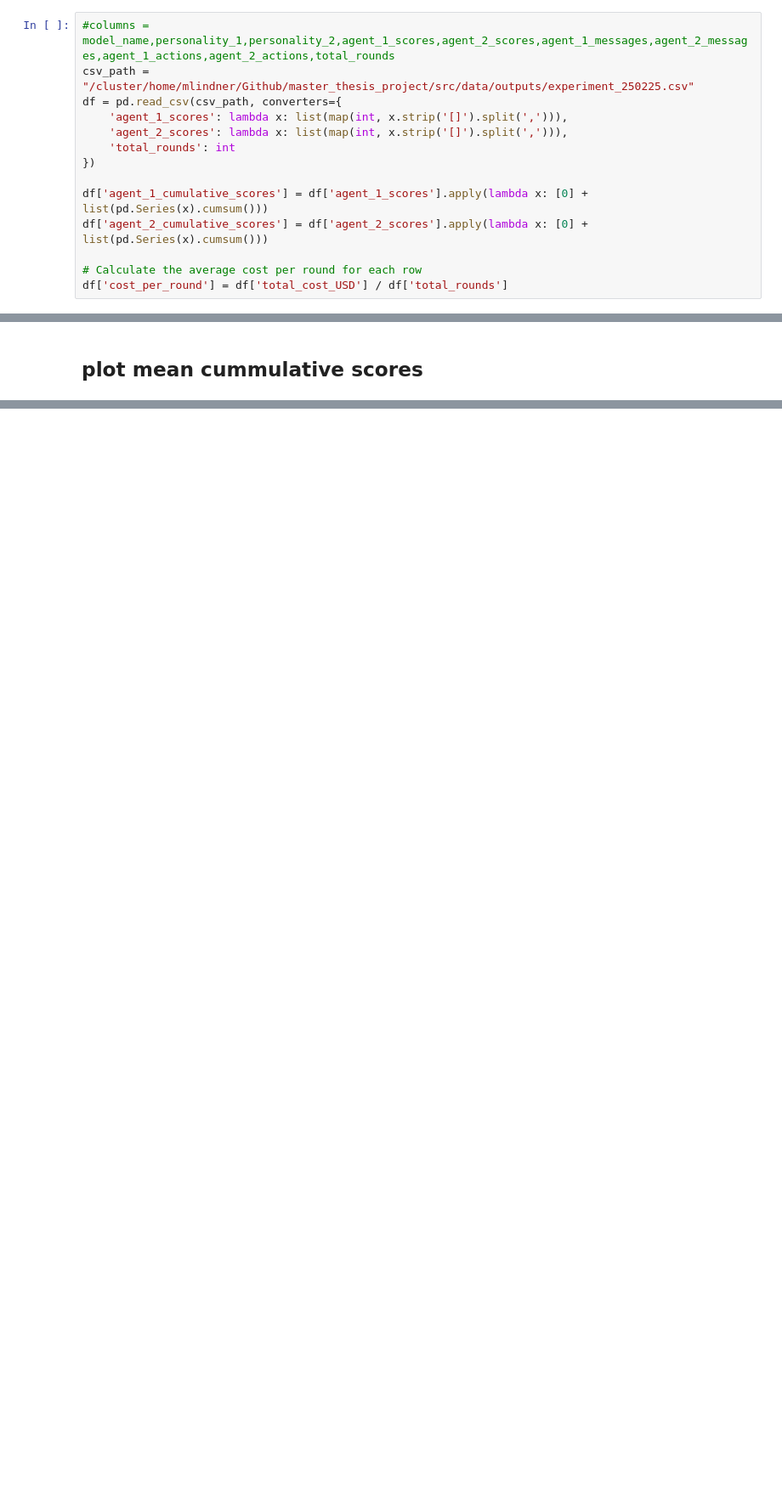
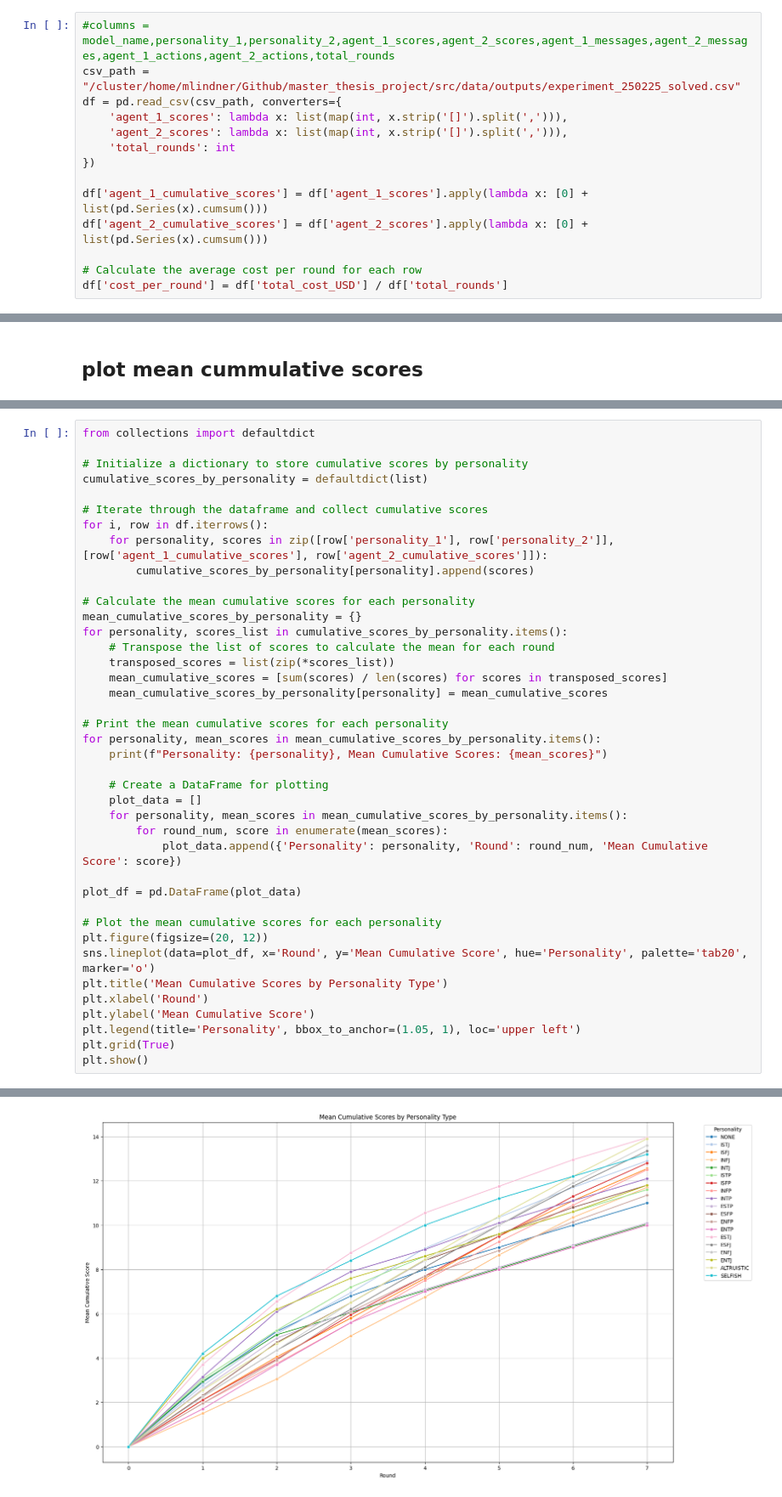
Before and after one commit to mathislindner/Multi-Agent-LLM-Game-Theory, a Jupyter notebook: plot_results.ipynb, the cells around one changed output, grey strips where cells are left out. Shown at 85% size. Cells and saved outputs as stored; diff of their text form; blank space fills up the shorter version.

```diff
--- a/plot_results.ipynb
+++ b/plot_results.ipynb
@@ -4,7 +4,7 @@ import matplotlib.pyplot as plt
 import seaborn as sns
 # %%
 #columns = model_name,personality_1,personality_2,agent_1_scores,agent_2_scores,agent_1_messages,agent_2_messages,agent_1_actions,agent_2_actions,total_rounds
-csv_path = "/cluster/home/mlindner/Github/master_thesis_project/src/data/outputs/experiment_250225.csv"
+csv_path = "/cluster/home/mlindner/Github/master_thesis_project/src/data/outputs/experiment_250225_solved.csv"
 df = pd.read_csv(csv_path, converters={
     'agent_1_scores': lambda x: list(map(int, x.strip('[]').split(','))),
     'agent_2_scores': lambda x: list(map(int, x.strip('[]').split(','))),
@@ -185,0 +150,41 @@ NameError: name 'plot_df' is not defined
+# %%
+from collections import defaultdict
+
+# Initialize a dictionary to store cumulative scores by personality
+cumulative_scores_by_personality = defaultdict(list)
+
+# Iterate through the dataframe and collect cumulative scores
+for i, row in df.iterrows():
+    for personality, scores in zip([row['personality_1'], row['personality_2']], [row['agent_1_cumulative_scores'], row['agent_2_cumulative_scores']]):
+        cumulative_scores_by_personality[personality].append(scores)
+
+# Calculate the mean cumulative scores for each personality
+mean_cumulative_scores_by_personality = {}
+for personality, scores_list in cumulative_scores_by_personality.items():
+    # Transpose the list of scores to calculate the mean for each round
+    transposed_scores = list(zip(*scores_list))
+    mean_cumulative_scores = [sum(scores) / len(scores) for scores in transposed_scores]
+    mean_cumulative_scores_by_personality[personality] = mean_cumulative_scores
+
+# Print the mean cumulative scores for each personality
+for personality, mean_scores in mean_cumulative_scores_by_personality.items():
+    print(f"Personality: {personality}, Mean Cumulative Scores: {mean_scores}")
+
+    # Create a DataFrame for plotting
+    plot_data = []
+    for personality, mean_scores in mean_cumulative_scores_by_personality.items():
+        for round_num, score in enumerate(mean_scores):
+            plot_data.append({'Personality': personality, 'Round': round_num, 'Mean Cumulative Score': score})
+
+plot_df = pd.DataFrame(plot_data)
+
+# Plot the mean cumulative scores for each personality
+plt.figure(figsize=(20, 12))
+sns.lineplot(data=plot_df, x='Round', y='Mean Cumulative Score', hue='Personality', palette='tab20', marker='o')
+plt.title('Mean Cumulative Scores by Personality Type')
+plt.xlabel('Round')
+plt.ylabel('Mean Cumulative Score')
+plt.legend(title='Personality', bbox_to_anchor=(1.05, 1), loc='upper left')
+plt.grid(True)
+plt.show()
+# %% [output]
@@ -185,0 +210 @@ NameError: name 'plot_df' is not defined
+[figure, added]
```
Also changed, not shown: parts of 7 cells of this notebook, 1 other file.
